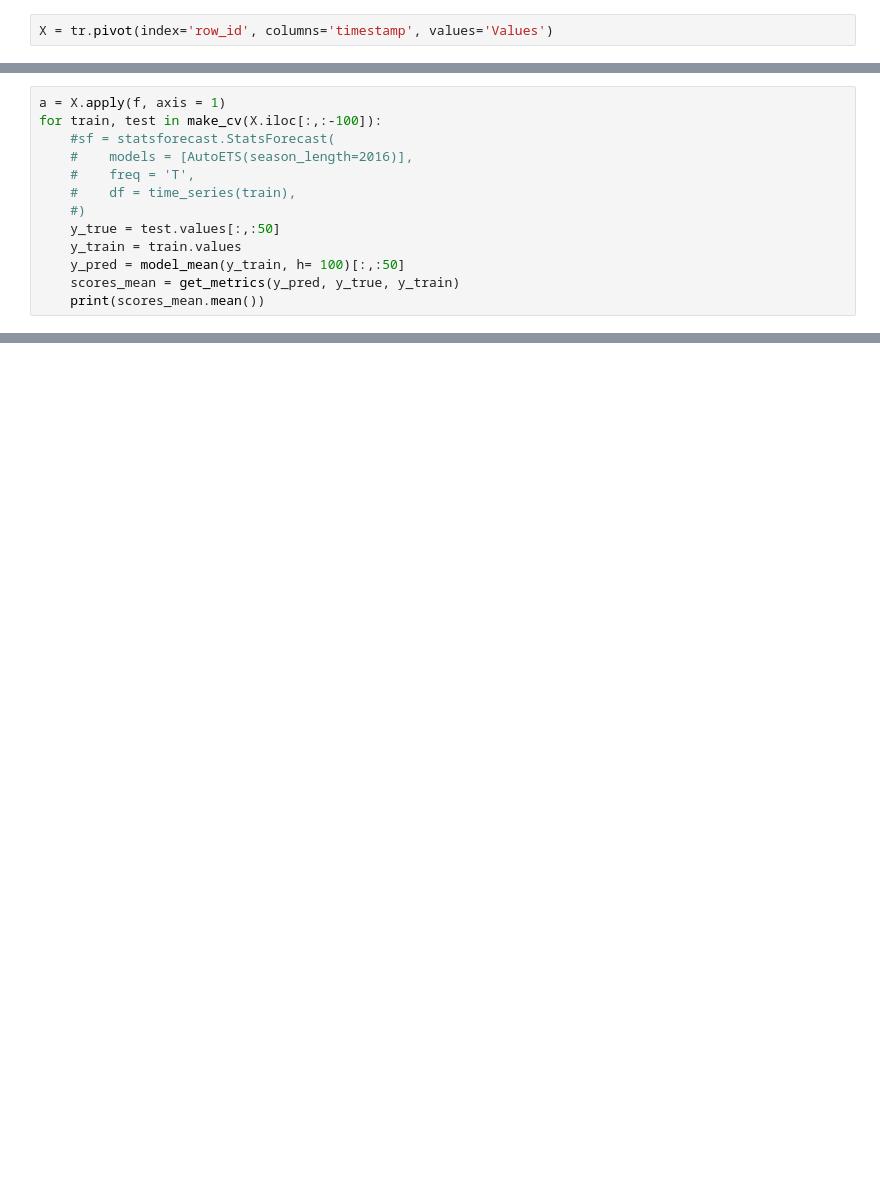
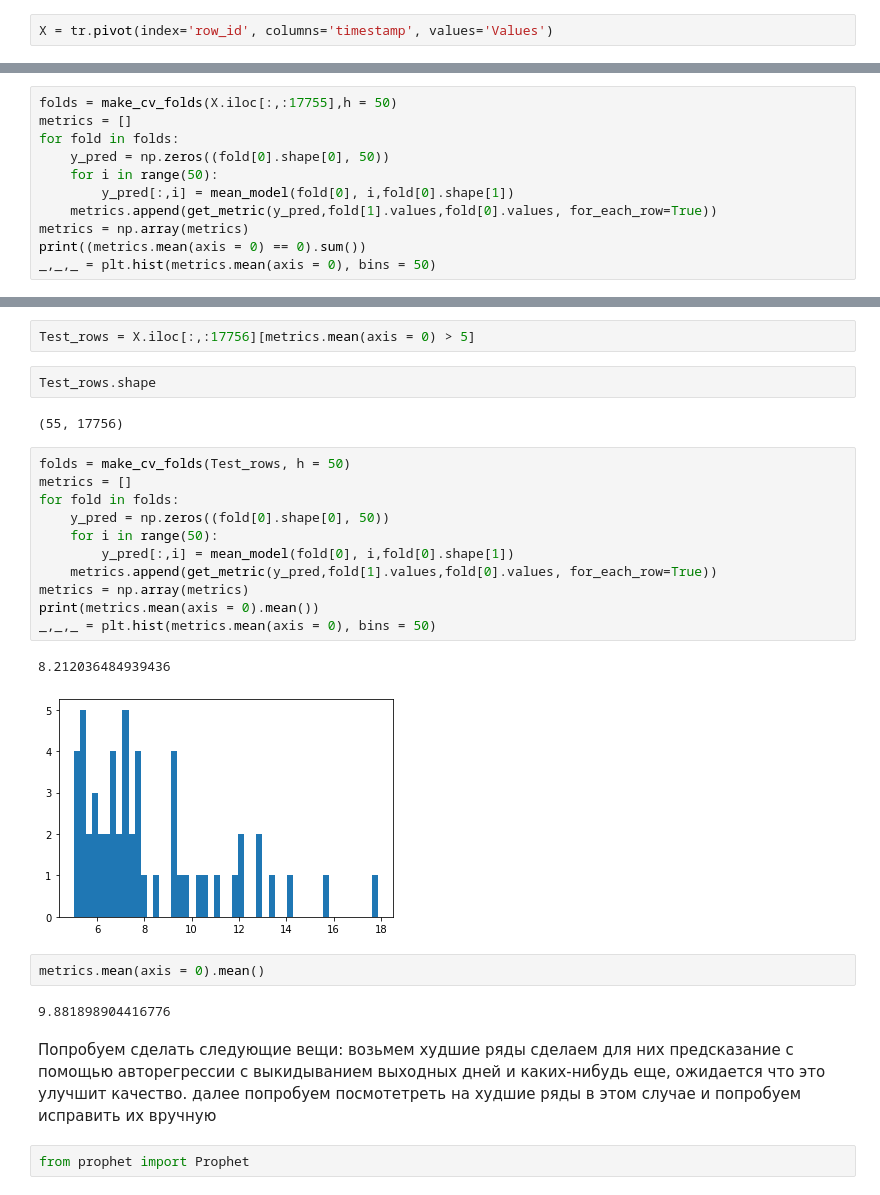
Before and after one commit to mishakrasnov/contest_3_ai_masters, a Jupyter notebook: eda_experiments.ipynb, the cells around one changed output, grey strips where cells are left out. Drawn from its saved outputs; the diff is of its cells as text; blank space fills up the shorter version.

```diff
--- a/eda_experiments.ipynb
+++ b/eda_experiments.ipynb
@@ -547,13 +15,0 @@ len(good_index)
-# %%
-a = X.apply(f, axis = 1)
-for train, test in make_cv(X.iloc[:,:-100]):
-    #sf = statsforecast.StatsForecast(
-    #    models = [AutoETS(season_length=2016)],
-    #    freq = 'T',
-    #    df = time_series(train),
-    #)
-    y_true = test.values[:,:50]
-    y_train = train.values
-    y_pred = model_mean(y_train, h= 100)[:,:50]
-    scores_mean = get_metrics(y_pred, y_true, y_train)
-    print(scores_mean.mean())
@@ -635,0 +67,11 @@ plt.plot(y_pred_)
+# %%
+folds = make_cv_folds(X.iloc[:,:17755],h = 50)
+metrics = []
+for fold in folds:
+    y_pred = np.zeros((fold[0].shape[0], 50))
+    for i in range(50):
+        y_pred[:,i] = mean_model(fold[0], i,fold[0].shape[1])
+    metrics.append(get_metric(y_pred,fold[1].values,fold[0].values, for_each_row=True))
+metrics = np.array(metrics)
+print((metrics.mean(axis = 0) == 0).sum())
+_,_,_ = plt.hist(metrics.mean(axis = 0), bins = 50)
@@ -635,0 +159,30 @@ plt.plot(y_pred_)
+# %%
+Test_rows = X.iloc[:,:17756][metrics.mean(axis = 0) > 5]
+# %%
+Test_rows.shape
+# %% [output]
+(55, 17756)
+# %%
+folds = make_cv_folds(Test_rows, h = 50)
+metrics = []
+for fold in folds:
+    y_pred = np.zeros((fold[0].shape[0], 50))
+    for i in range(50):
+        y_pred[:,i] = mean_model(fold[0], i,fold[0].shape[1])
+    metrics.append(get_metric(y_pred,fold[1].values,fold[0].values, for_each_row=True))
+metrics = np.array(metrics)
+print(metrics.mean(axis = 0).mean())
+_,_,_ = plt.hist(metrics.mean(axis = 0), bins = 50)
+# %% [output]
+8.212036484939436
+[figure, added]
+# %%
+metrics.mean(axis = 0).mean()
+# %% [output]
+9.881898904416776
+# %% [markdown]
+Попробуем сделать следующие вещи:
+    возьмем худшие ряды сделаем для них предсказание с помощью авторегрессии с выкидыванием выходных дней и каких-нибудь еще, ожидается что это улучшит качество.
+    далее попробуем посмотетреть на худшие ряды в этом случае и попробуем исправить их вручную
+# %%
+from prophet import Prophet
```
Also changed, not shown: parts of 100 cells of this notebook.
